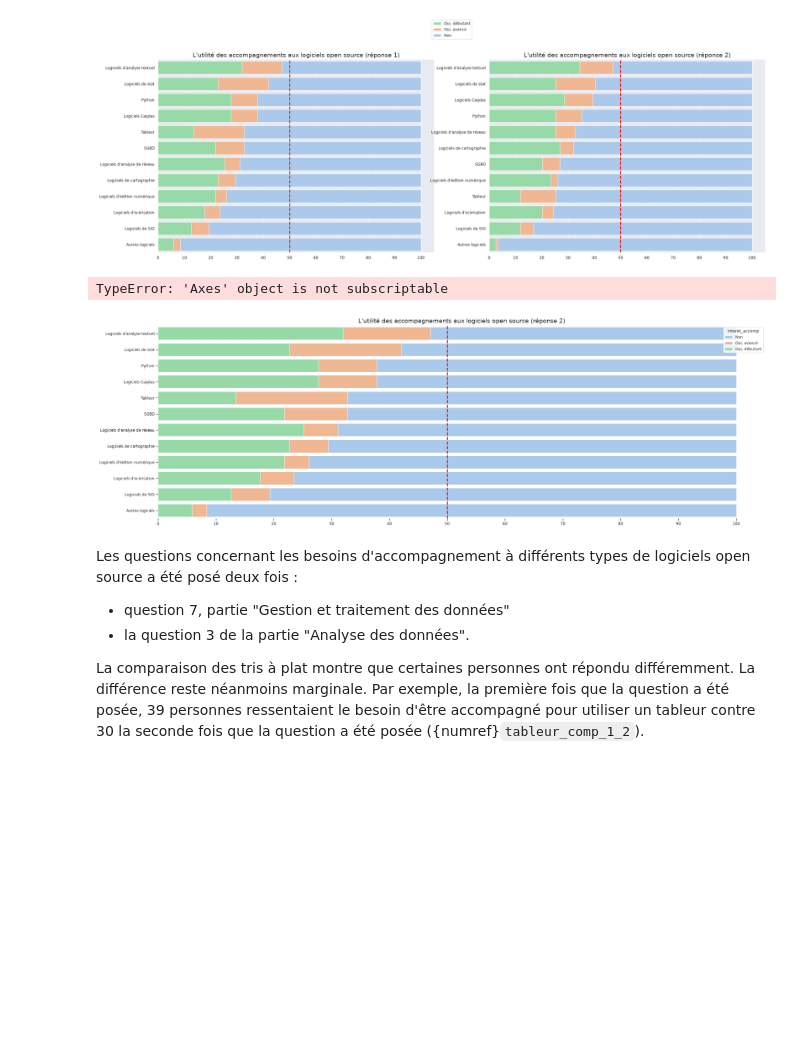
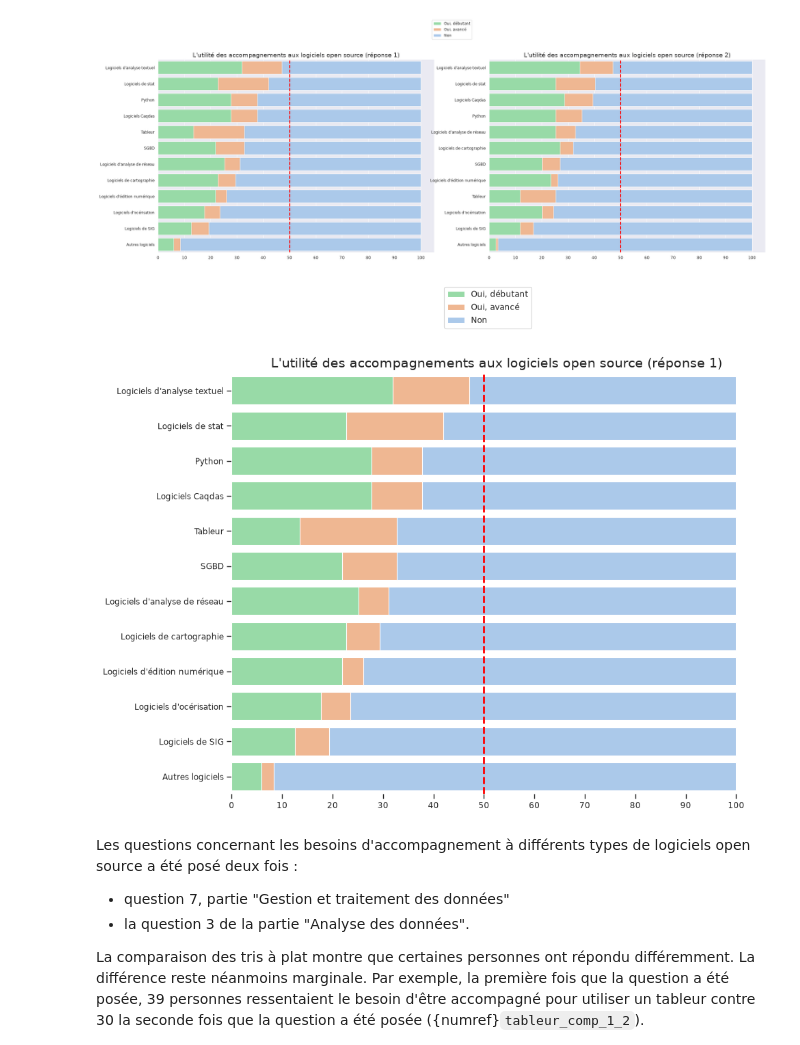
Before and after one commit to luneauaymeric/enquete_SO_p8, a Jupyter notebook: _sources/script_analyse/stat_descriptive/production_et_analyse_donnees.ipynb, the cells around one changed output. Drawn from its saved outputs; the diff is of its cells as text; code cells hidden in the pictures; blank space fills up the shorter version.

```diff
--- a/_sources/script_analyse/stat_descriptive/production_et_analyse_donnees.ipynb
+++ b/_sources/script_analyse/stat_descriptive/production_et_analyse_donnees.ipynb
@@ -940,39 +940,38 @@ fig.legend([handles[idx] for idx in order],[labels[idx] for idx in order], loc='
 # %%
 q16_ter["cum_sum"] =q16_ter["cum_sum"]*100
 # %%
-fig, ax = plt.subplots(1, figsize=(25,8))
+fig, ax = plt.subplots(1, figsize=(10,8))
 
 sns.set_theme(style="ticks", context="paper",palette="pastel")
 
 
 
 g = sns.barplot(x="cum_sum", y="accomp_name", data=q16_ter, hue="interet_accomp", dodge = False, ax=ax)
 
-titre = f"L'utilité des accompagnements aux logiciels open source (réponse {n+1})"
+titre = f"L'utilité des accompagnements aux logiciels open source (réponse 1)"
 
 
 ax.yaxis.set_label_text("")
 ax.xaxis.set_label_text("")
 # set the x-axis ticklabel size
 ax.set_xticks(ticks = [0,10,20,30,40,50,60,70,80,90,100])
 #ax[n].set_xticks(ticks = [x/10 for x in range(11)])
 #ax[n].set_yticks(fontsize=12)
 ax.axvline(x=50, color="red", linestyle="--", linewidth=2)
 ax.set_title(titre.replace("<i>","(").replace("</i>",")"), fontsize=14)
 #ax[n].legend(bbox_to_anchor=(1.05, 1), loc='upper left', borderaxespad=0.)
 
 
 sns.despine(left=True, bottom=True)
-ax[n].legend_.remove()
+ax.legend_.remove()
 
 order = [2,1,0]
-handles, labels = ax[0].get_legend_handles_labels()
+handles, labels = ax.get_legend_handles_labels()
 fig.legend([handles[idx] for idx in order],[labels[idx] for idx in order], loc='center', bbox_to_anchor=(0.5, 1))
 
 plt.savefig(f"./viz/q16_q19_help_outil.png", bbox_inches='tight', dpi = 300)
 # %% [output]
-TypeError: 'Axes' object is not subscriptable
-[figure, old version]
+[figure, new version]
 # %% [markdown]
 Les questions concernant les besoins d'accompagnement à différents types de logiciels open source a été posé deux fois :
 
```
Also changed, not shown: 27 other files.
